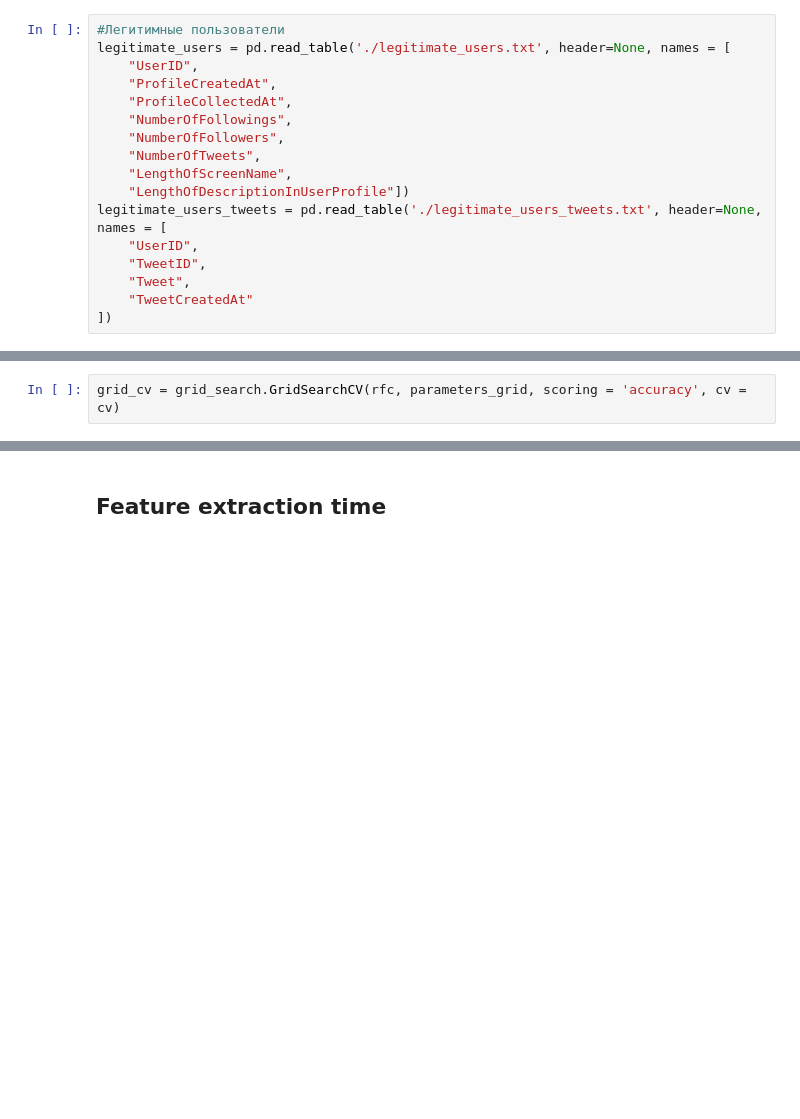
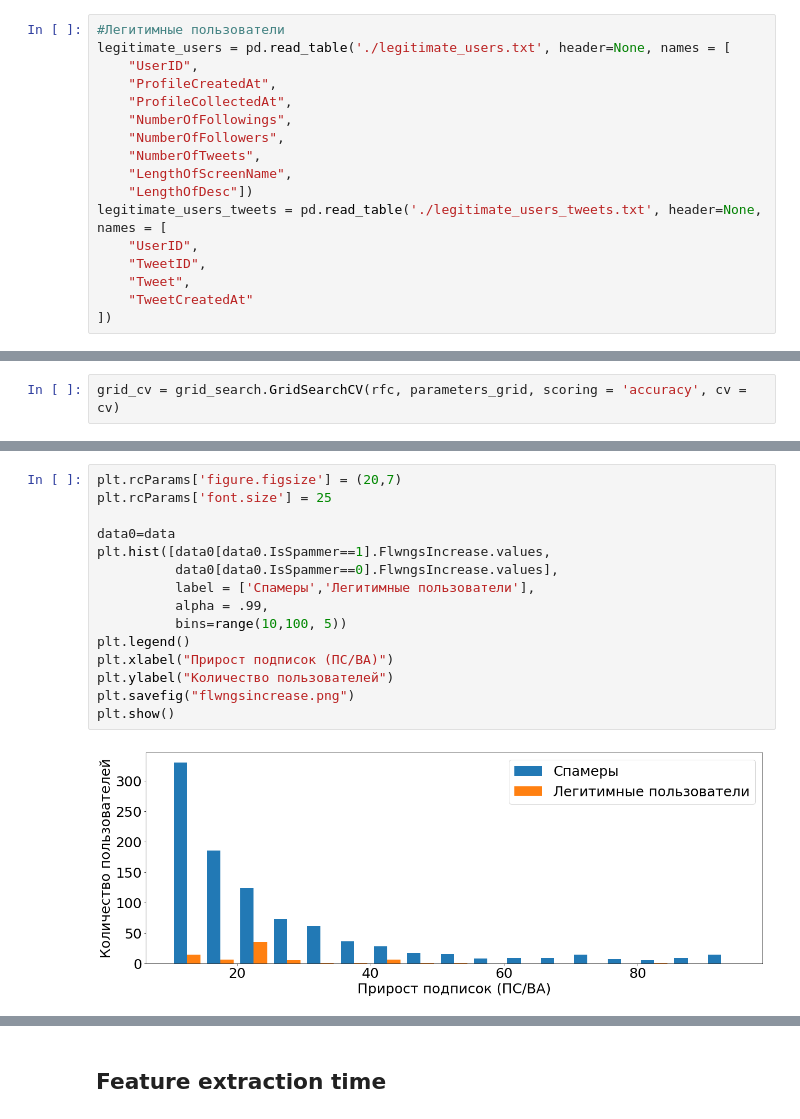
Before and after one commit to oy-vey/TwitterSpamClassifier, a Jupyter notebook: TwitterSocialHoneypot.ipynb, the cells around one changed output, grey strips where cells are left out. Saved outputs shown, nothing was run; the diff lists cells and outputs as text; blank space fills up the shorter version.

```diff
--- a/TwitterSocialHoneypot.ipynb
+++ b/TwitterSocialHoneypot.ipynb
@@ -44,7 +42,7 @@ legitimate_users = pd.read_table('./legitimate_users.txt', header=None, names =
     "NumberOfFollowers",
     "NumberOfTweets",
     "LengthOfScreenName",
-    "LengthOfDescriptionInUserProfile"])
+    "LengthOfDesc"])
 legitimate_users_tweets = pd.read_table('./legitimate_users_tweets.txt', header=None, names = [
     "UserID",
     "TweetID",
@@ -554,0 +612,17 @@ Feature ranking:
+# %%
+plt.rcParams['figure.figsize'] = (20,7)
+plt.rcParams['font.size'] = 25
+
+data0=data
+plt.hist([data0[data0.IsSpammer==1].FlwngsIncrease.values,
+          data0[data0.IsSpammer==0].FlwngsIncrease.values],
+          label = ['Спамеры','Легитимные пользователи'],
+          alpha = .99,
+          bins=range(10,100, 5))
+plt.legend()
+plt.xlabel("Прирост подписок (ПС/ВА)")
+plt.ylabel("Количество пользователей")
+plt.savefig("flwngsincrease.png")
+plt.show()
+# %% [output]
+[figure, added]
```
Also changed, not shown: parts of 78 cells of this notebook.
